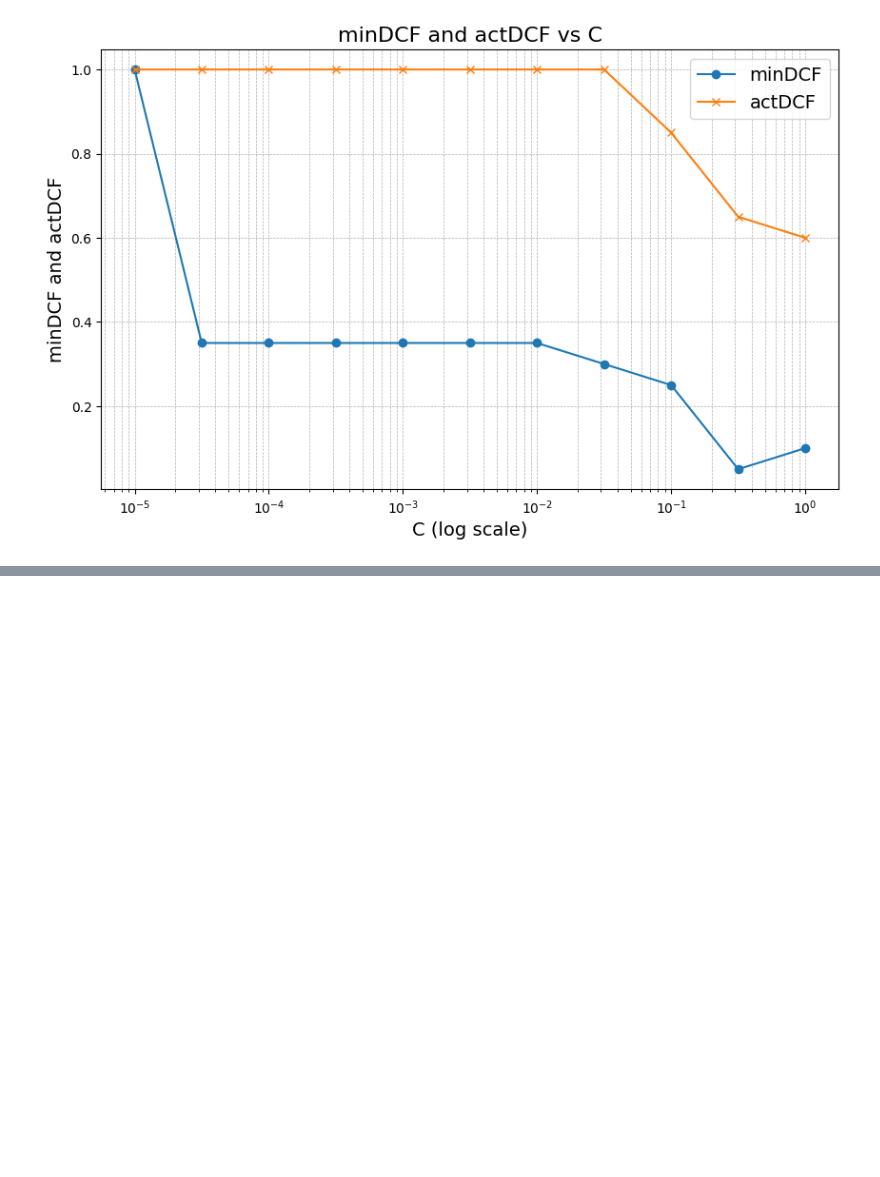
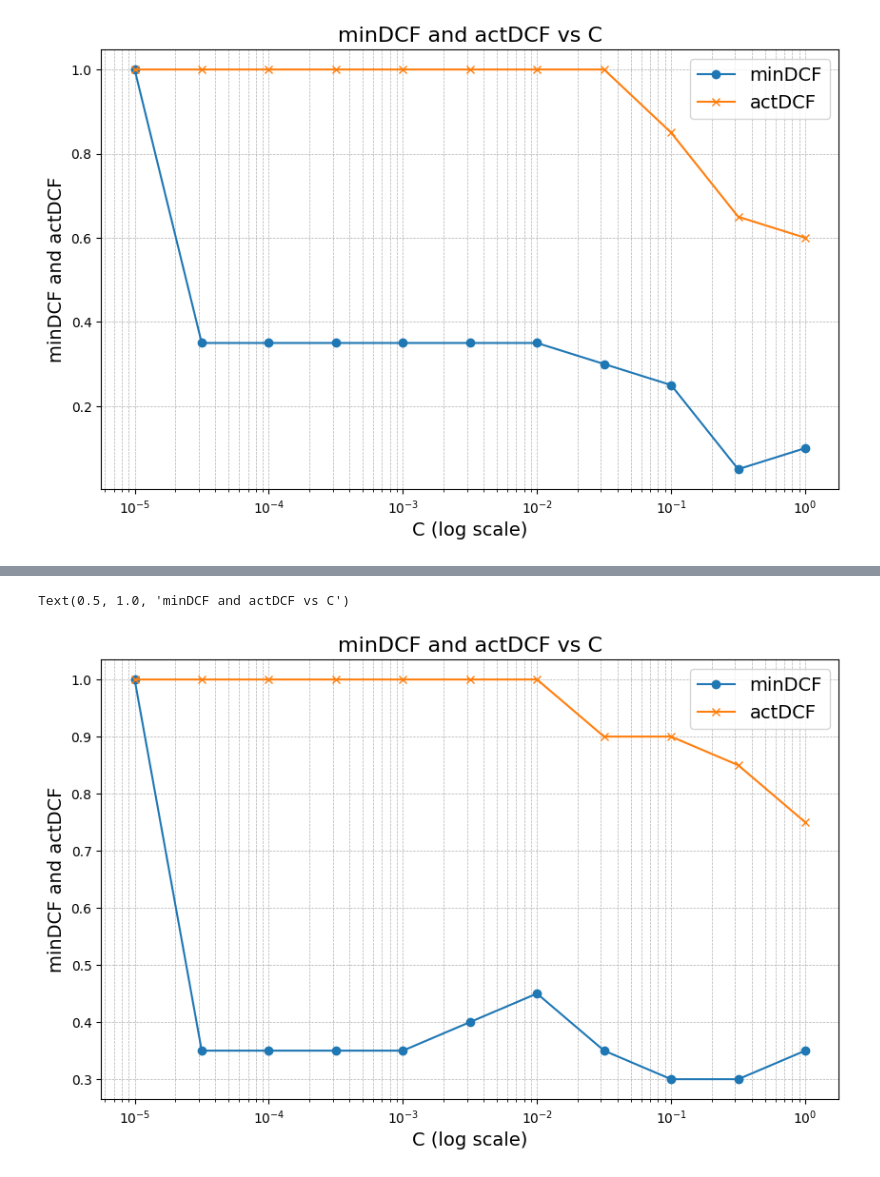
Before and after one commit to RiccardoRevalor/Fingerprint_Spoofing_Detection, a Jupyter notebook: 4_SVM.ipynb, the cells around one changed output, grey strips where cells are left out. Cells and saved outputs as stored; diff of their text form; code cells hidden in the pictures; blank space fills up the shorter version.

```diff
--- a/4_SVM.ipynb
+++ b/4_SVM.ipynb
@@ -119,0 +180,15 @@ Text(0.5, 1.0, 'minDCF and actDCF vs C')
+# %%
+
+#plot minDCF, actDCF vs C
+plt.figure(figsize=(10, 6))
+plt.plot(C_table, minDCF_table, label='minDCF', marker='o')
+plt.plot(C_table, DCFs_table, label='actDCF', marker='x')
+plt.xscale('log')
+plt.xlabel('C (log scale)', fontsize=14)
+plt.legend(fontsize=14)
+plt.grid(True, which='both', linestyle='--', linewidth=0.5)
+plt.ylabel('minDCF and actDCF', fontsize=14)
+plt.title('minDCF and actDCF vs C', fontsize=16)
+# %% [output]
+Text(0.5, 1.0, 'minDCF and actDCF vs C')
+[figure, added]
```
Also changed, not shown: parts of 4 cells of this notebook.
